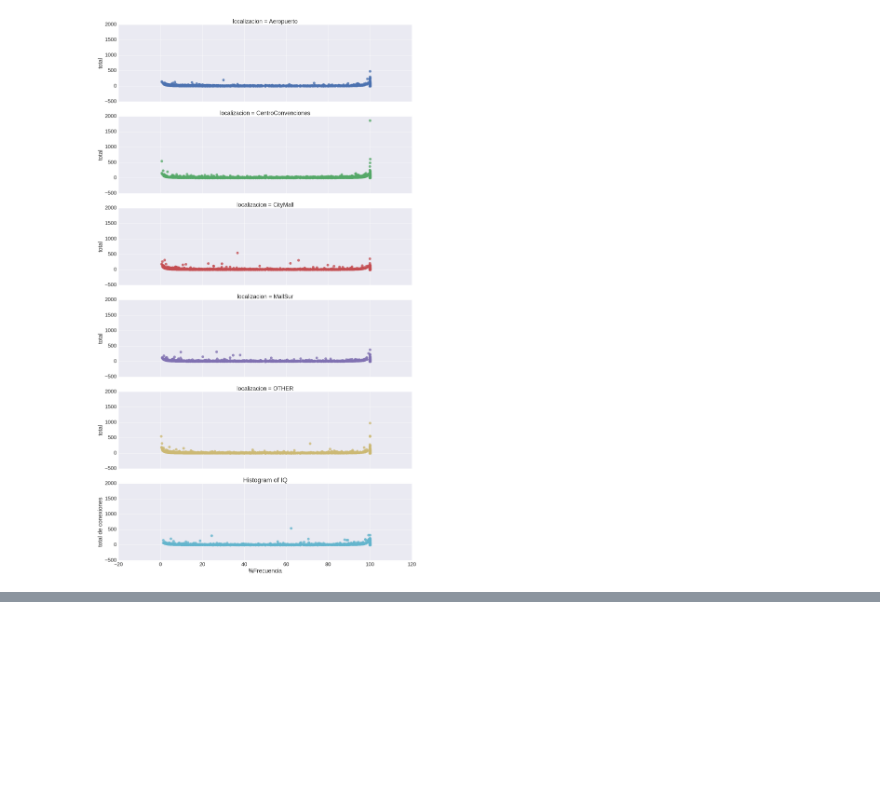
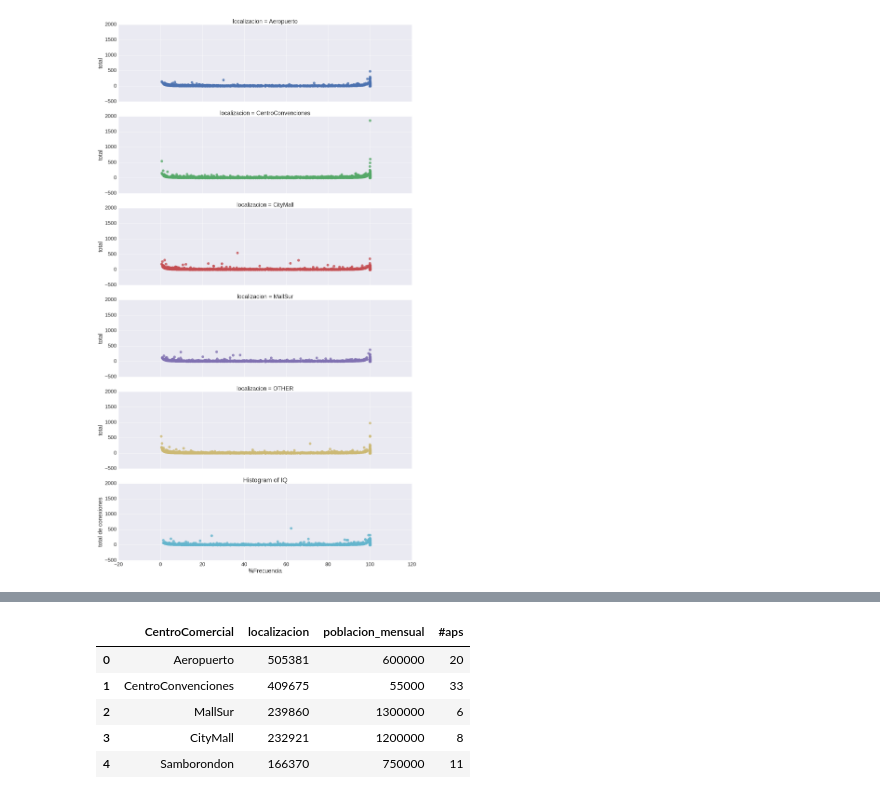
Before and after one commit to jlmasson/exploratorios_RF, a Jupyter notebook: VisualizacionesVistas2.ipynb, the cells around one changed output, grey strips where cells are left out. Saved outputs shown, nothing was run; the diff lists cells and outputs as text; code cells hidden in the pictures; blank space fills up the shorter version.

```diff
--- a/VisualizacionesVistas2.ipynb
+++ b/VisualizacionesVistas2.ipynb
@@ -169,0 +172,3 @@ Como vemos contamos con latitud y longitud, para este analisis agregaremos una n
+# %%
+expectativa_cc = pd.DataFrame({"CentroComercial":["CentroConvenciones", "CityMall", "Aeropuerto", "MallSur", "Samborondon"], "poblacion_mensual":[55000,1200000,600000,1300000,750000]})
+expectativa_cc
@@ -217,0 +218,3 @@ Name: localizacion, dtype: int64
+# %%
+aps_cc = pd.DataFrame({"CentroComercial":["CentroConvenciones", "CityMall", "Aeropuerto", "MallSur", "Samborondon"], "#aps":[33,8,20,6,11]})
+aps_cc
@@ -880,0 +903,8 @@ plt.show()
+# %%
+data2016 = data_completa.copy()
+data2016["localizacion_filtrada"] = data2016["localizacion"].apply(lambda x: FiltrarLugares(top5, x))
+data2016 = data2016[['localizacion_filtrada']]
+connections2016 = data2016.localizacion_filtrada.value_counts()
+connections = connections2016.to_frame().reset_index()
+connections.columns=['CentroComercial','localizacion']
+connections
@@ -880,0 +919,11 @@ plt.show()
+# %%
+df2016 = pd.merge(connections,expectativa_cc, on='CentroComercial')
+df2016 = pd.merge(df2016, aps_cc, on='CentroComercial')
+df2016
+# %% [output]
+|  | CentroComercial | localizacion | poblacion_mensual | #aps |
+| 0 | Aeropuerto | 505381 | 600000 | 20 |
+| 1 | CentroConvenciones | 409675 | 55000 | 33 |
+| 2 | MallSur | 239860 | 1300000 | 6 |
+| 3 | CityMall | 232921 | 1200000 | 8 |
+| 4 | Samborondon | 166370 | 750000 | 11 |
```
Also changed, not shown: parts of 13 cells of this notebook.
